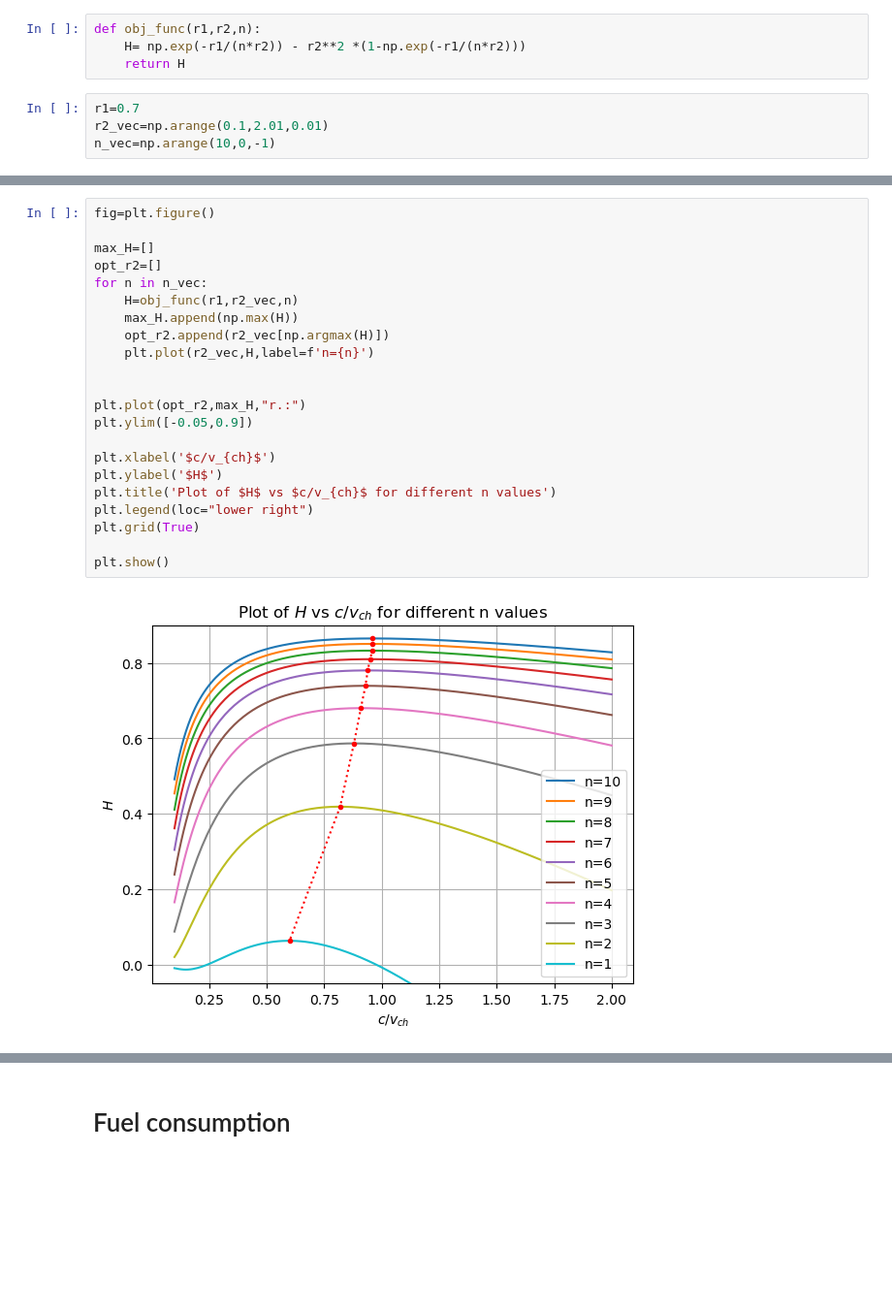
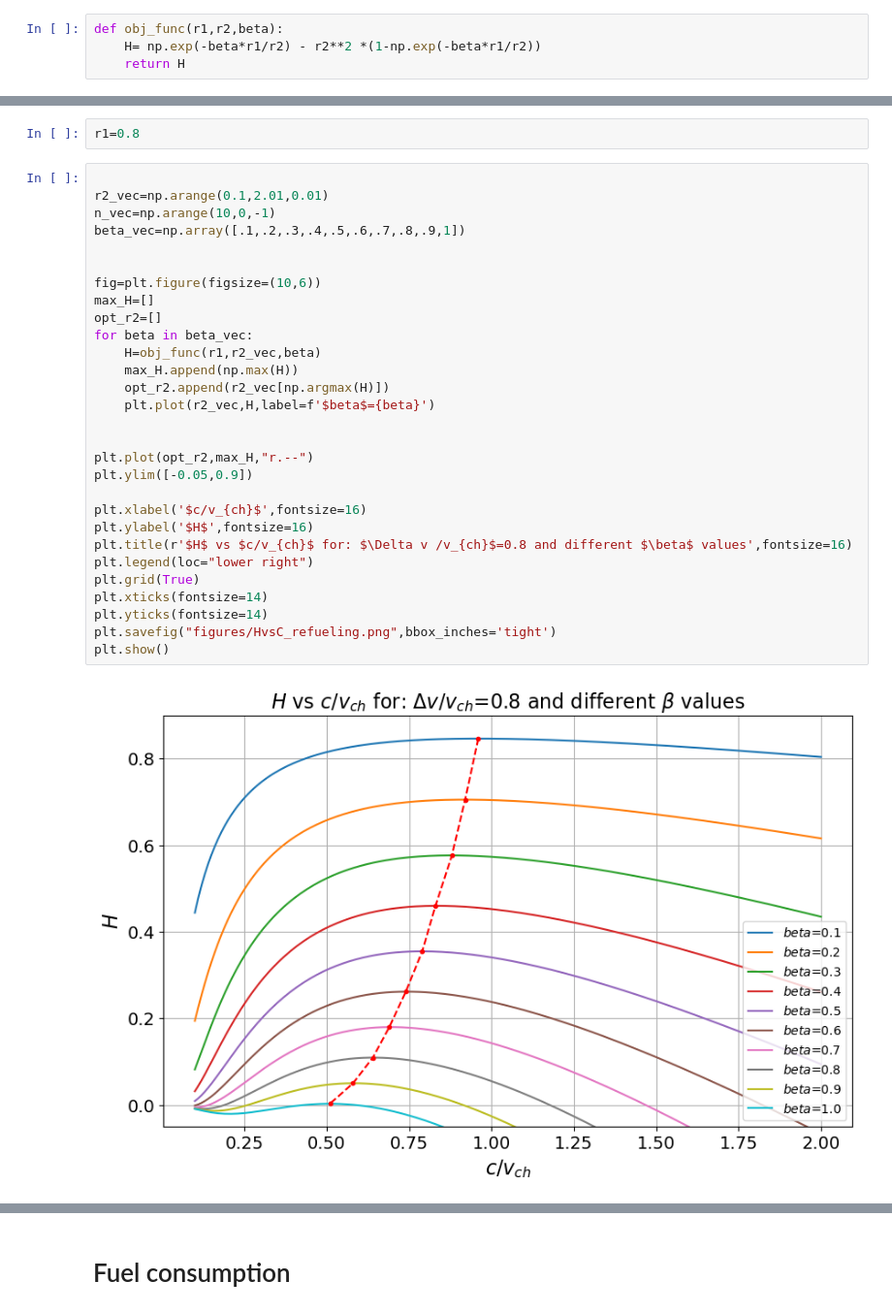
Before and after one commit to Rafid-Ben/Propulsion_optimization, a Jupyter notebook: objective_function.ipynb, the cells around one changed output, grey strips where cells are left out. Shown: that part at 97% size. Drawn from its saved outputs; the diff is of its cells as text; blank space fills up the shorter version.

Commit message:
beta instead of n

```diff
--- a/objective_function.ipynb
+++ b/objective_function.ipynb
@@ -4,8 +5,4 @@ import matplotlib.pyplot as plt
 # %%
-def obj_func(r1,r2,n):
-    H= np.exp(-r1/(n*r2)) - r2**2 *(1-np.exp(-r1/(n*r2)))
+def obj_func(r1,r2,beta):
+    H= np.exp(-beta*r1/r2) - r2**2 *(1-np.exp(-beta*r1/r2))
     return H
-# %%
-r1=0.7
-r2_vec=np.arange(0.1,2.01,0.01)
-n_vec=np.arange(10,0,-1)
@@ -12,24 +102,33 @@ n_vec=np.arange(10,0,-1)
+# %%
+r1=0.8
 # %%
-fig=plt.figure()
 
+r2_vec=np.arange(0.1,2.01,0.01)
+n_vec=np.arange(10,0,-1)
+beta_vec=np.array([.1,.2,.3,.4,.5,.6,.7,.8,.9,1])
+
+
+fig=plt.figure(figsize=(10,6))
 max_H=[]
 opt_r2=[]
-for n in n_vec:
-    H=obj_func(r1,r2_vec,n)
+for beta in beta_vec:
+    H=obj_func(r1,r2_vec,beta)
     max_H.append(np.max(H))
     opt_r2.append(r2_vec[np.argmax(H)])
-    plt.plot(r2_vec,H,label=f'n={n}')
+    plt.plot(r2_vec,H,label=f'$beta$={beta}')
 
 
-plt.plot(opt_r2,max_H,"r.:")
+plt.plot(opt_r2,max_H,"r.--")
 plt.ylim([-0.05,0.9])
 
-plt.xlabel('$c/v_{ch}$')
-plt.ylabel('$H$')
-plt.title('Plot of $H$ vs $c/v_{ch}$ for different n values')
+plt.xlabel('$c/v_{ch}$',fontsize=16)
+plt.ylabel('$H$',fontsize=16)
+plt.title(r'$H$ vs $c/v_{ch}$ for: $\Delta v /v_{ch}$=0.8 and different $\beta$ values',fontsize=16)
 plt.legend(loc="lower right")
 plt.grid(True)
-
+plt.xticks(fontsize=14)
+plt.yticks(fontsize=14)
+plt.savefig("figures/HvsC_refueling.png",bbox_inches='tight')
 plt.show()
 # %% [output]
-[figure, old version]
+[figure, new version]
```
Also changed, not shown: parts of 14 cells of this notebook, 2 other files.
